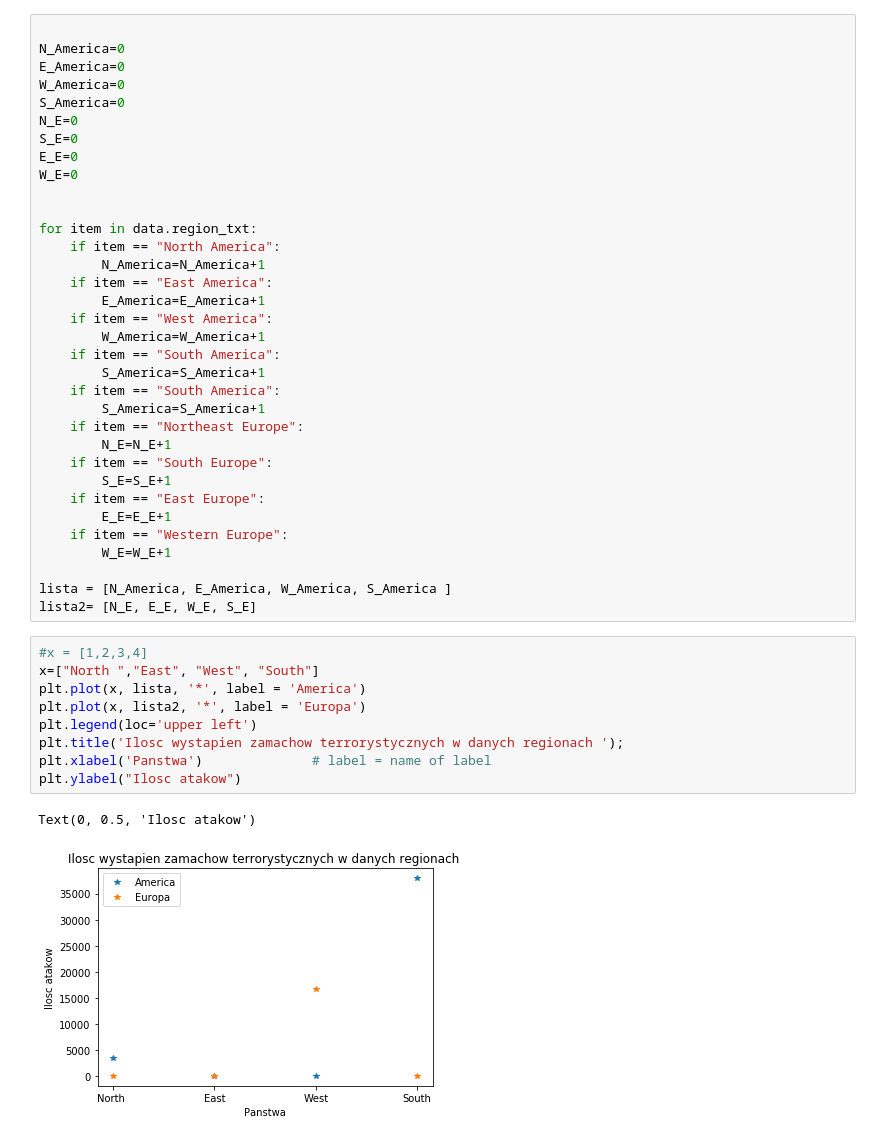
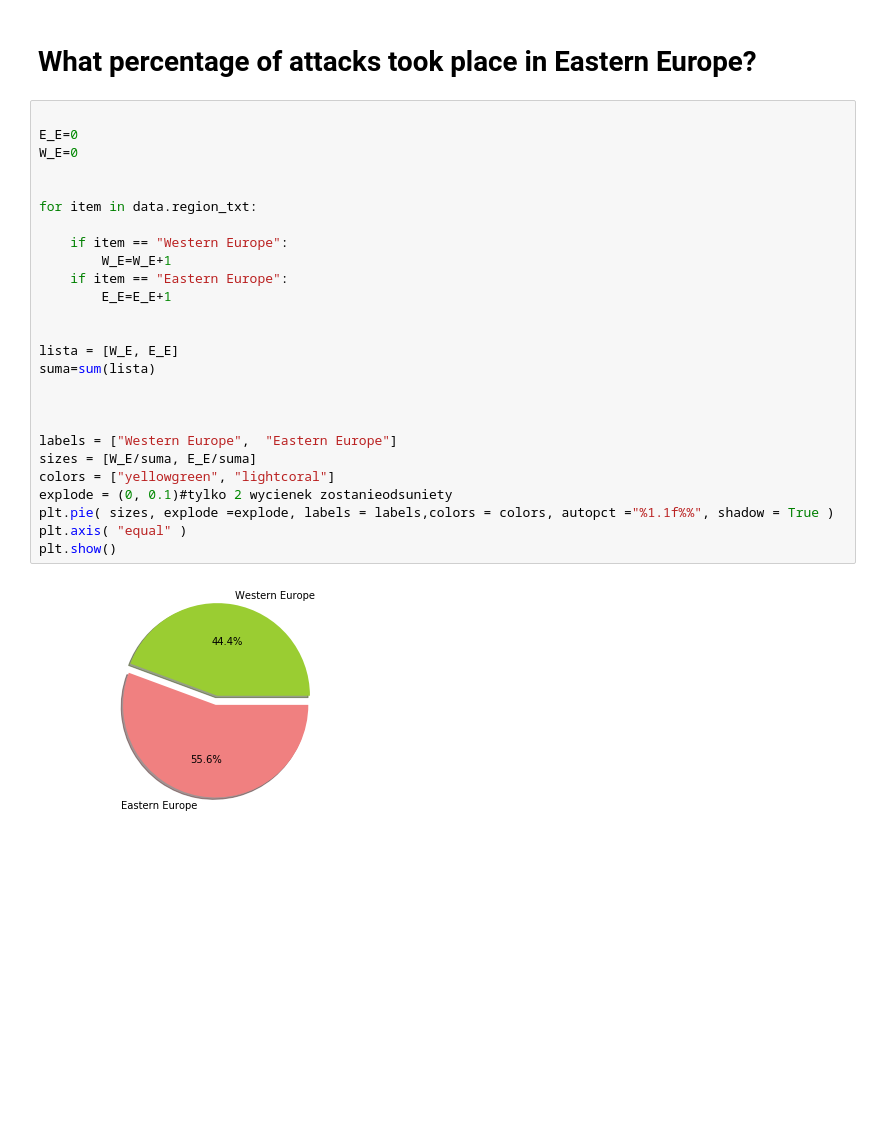
Before and after one commit to Nitryna/mini_projekt, a Jupyter notebook: mini_projekt.ipynb, the cells around one changed output. Cells and saved outputs as stored; diff of their text form; blank space fills up the shorter version.

```diff
--- a/mini_projekt.ipynb
+++ b/mini_projekt.ipynb
@@ -32,46 +22,30 @@ plt.show()
-# %%
-
-N_America=0
-E_America=0
-W_America=0
-S_America=0
-N_E=0
-S_E=0
-E_E=0
-W_E=0
-
-
-for item in data.region_txt:
-    if item == "North America":
-        N_America=N_America+1
-    if item == "East America":
-        E_America=E_America+1
-    if item == "West America":
-        W_America=W_America+1
-    if item == "South America":
-        S_America=S_America+1
-    if item == "South America":
-        S_America=S_America+1
-    if item == "Northeast Europe":
-        N_E=N_E+1
-    if item == "South Europe":
-        S_E=S_E+1
-    if item == "East Europe":
-        E_E=E_E+1
-    if item == "Western Europe":
-        W_E=W_E+1
-
-lista = [N_America, E_America, W_America, S_America ]
-lista2= [N_E, E_E, W_E, S_E]
-# %%
-#x = [1,2,3,4]
-x=["North ","East", "West", "South"]
-plt.plot(x, lista, '*', label = 'America')
-plt.plot(x, lista2, '*', label = 'Europa')
-plt.legend(loc='upper left')
-plt.title('Ilosc wystapien zamachow terrorystycznych w danych regionach ');
-plt.xlabel('Panstwa')              # label = name of label
-plt.ylabel("Ilosc atakow")
-# %% [output]
-Text(0, 0.5, 'Ilosc atakow')
-[figure, removed]
+# %% [markdown]
+# What percentage of attacks took place in Eastern Europe?
+# %%
+
+E_E=0
+W_E=0
+
+
+for item in data.region_txt:
+
+    if item == "Western Europe":
+        W_E=W_E+1
+    if item == "Eastern Europe":
+        E_E=E_E+1
+
+
+lista = [W_E, E_E]
+suma=sum(lista)
+
+
+
+labels = ["Western Europe",  "Eastern Europe"]
+sizes = [W_E/suma, E_E/suma]
+colors = ["yellowgreen", "lightcoral"]
+explode = (0, 0.1)#tylko 2 wycienek zostanieodsuniety
+plt.pie( sizes, explode =explode, labels = labels,colors = colors, autopct ="%1.1f%%", shadow = True )
+plt.axis( "equal" )
+plt.show()
+# %% [output]
+[figure, added]
```
Also changed, not shown: parts of 11 cells of this notebook.
